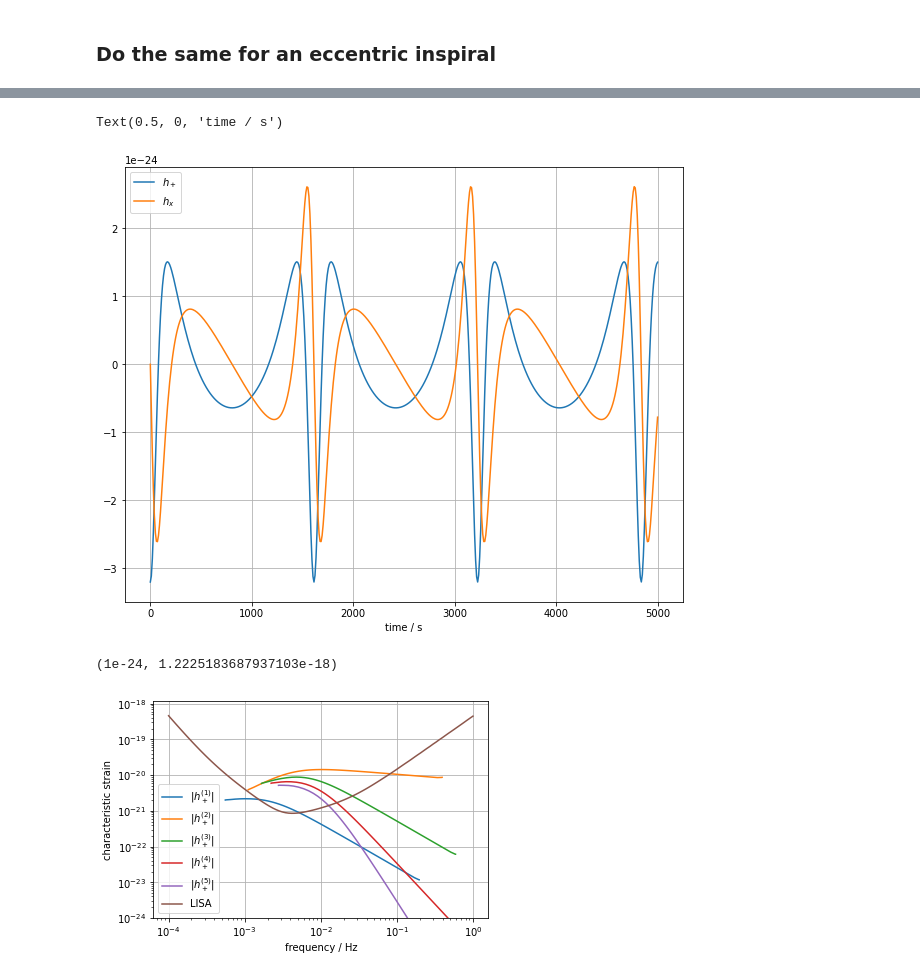
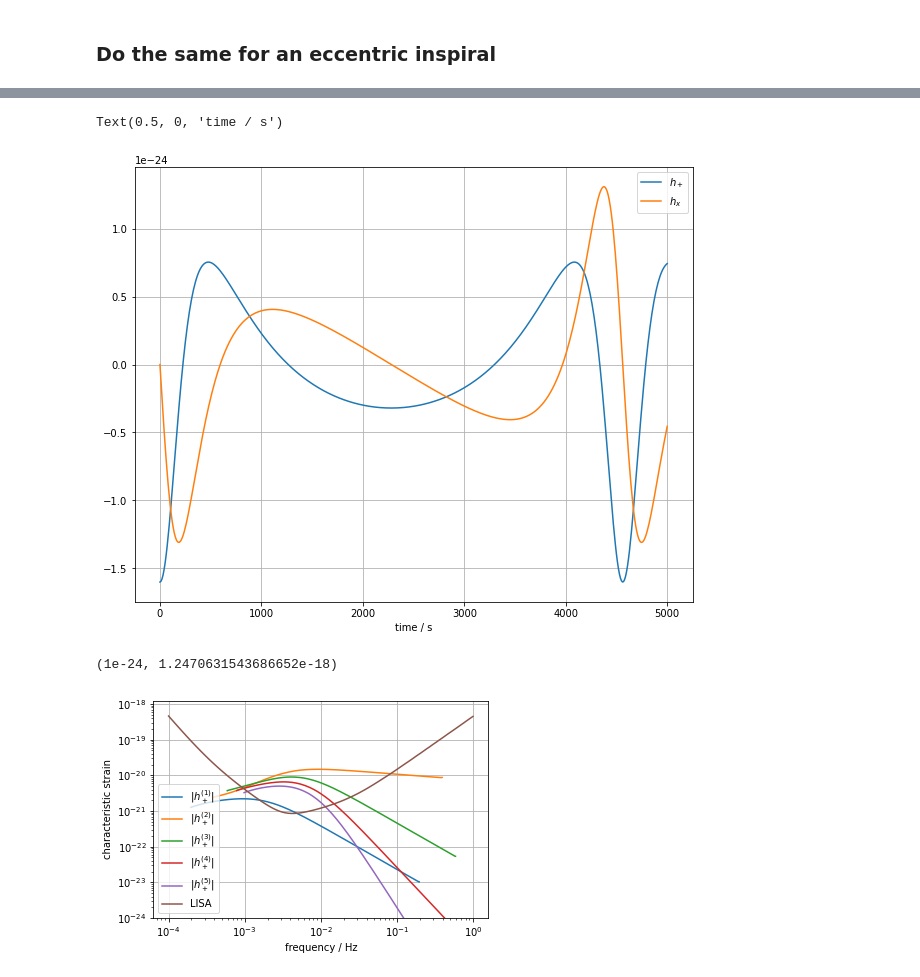
Before and after one commit to DMGW-Goethe/imripy, a Jupyter notebook: examples/BasicExample.ipynb, the cells around one changed output, grey strips where cells are left out. Drawn from its saved outputs; the diff is of its cells as text; code cells hidden in the pictures.

```diff
--- a/examples/BasicExample.ipynb
+++ b/examples/BasicExample.ipynb
@@ -19,7 +19,7 @@ r_spike = 0.54  # in parsecs
 
 alpha = 7./3.
 
-rho_spike = 226. * ms.solar_mass_to_pc  # This takes the value of 226 M_sun/pc^3 and converts it to 1/pc^2
+rho_spike = 226. * c.solar_mass_to_pc  # This takes the value of 226 M_sun/pc^3 and converts it to 1/pc^2
 
 spike = imripy.halo.Spike(rho_spike, r_spike, alpha)
 # %%
@@ -73,12 +91,12 @@ Text(0, 0.5, 'radius / $r_{isco}$')
 # %%
 # First, the gravitational wave signal right before inspiral
 tom = ev.t[-1]    # time of merger
-t_grid = np.linspace(tom - 20.*ms.s_to_pc, tom, 500)   # Look at the last 20s of inspiral
+t_grid = np.linspace(tom - 20.*c.s_to_pc, tom, 500)   # Look at the last 20s of inspiral
 h_plus, h_cross = imripy.waveform.h(sp, ev, t_grid)
 
 plt.figure(figsize=(10,8))
-plt.plot((t_grid - tom)/ms.s_to_pc, h_plus, label="$h_+$")
-plt.plot((t_grid - tom)/ms.s_to_pc, h_cross, label="$h_x$")
+plt.plot((t_grid - tom)/c.s_to_pc, h_plus, label="$h_+$")
+plt.plot((t_grid - tom)/c.s_to_pc, h_cross, label="$h_x$")
 plt.grid(); plt.legend(); plt.xlabel("time to merger / s")
 # %% [output]
 Text(0.5, 0, 'time to merger / s')
@@ -120,7 +148,7 @@ Text(0, 0.5, '$\\Delta N$')
 # %% [markdown]
 ### Do the same for an eccentric inspiral
 # %%
-a0 = 50. * sp.r_isco()
+a0 = 100. * sp.r_isco()
 e0 = 0.5
 
 a_fin = sp.r_isco()
@@ -148,14 +186,14 @@ Text(0, 0.5, 'eccentricity')
 # %%
-t_grid = np.linspace(0., 5000.*ms.s_to_pc, 500)   # Look at the first 5000s of inspiral to see the eccentric effects
+t_grid = np.linspace(0., 5000.*c.s_to_pc, 500)   # Look at the first 5000s of inspiral to see the eccentric effects
 h_plus, h_cross = imripy.waveform.h(sp, ev_ecc, t_grid)
 
 plt.figure(figsize=(10,8))
-plt.plot(t_grid/ms.s_to_pc, h_plus, label="$h_+$")
-plt.plot(t_grid/ms.s_to_pc, h_cross, label="$h_x$")
+plt.plot(t_grid/c.s_to_pc, h_plus, label="$h_+$")
+plt.plot(t_grid/c.s_to_pc, h_cross, label="$h_x$")
 plt.grid(); plt.legend(); plt.xlabel("time / s")
 # %% [output]
 Text(0.5, 0, 'time / s')
-[figure, old version]
+[figure, new version]
 # %%
 # Plot the first five harmonics
 n_comp = 5
@@ -170,5 +208,5 @@ f_gw = np.geomspace(Lisa.Bandwith()[0], Lisa.Bandwith()[1], 100)
 plt.loglog(f_gw/c.hz_to_invpc, Lisa.NoiseStrain(f_gw), label='LISA')
 plt.grid(); plt.legend(); plt.xlabel("frequency / Hz"); plt.ylabel("characteristic strain"); plt.ylim(bottom=1e-24)
 # %% [output]
-(1e-24, 1.2225183687937103e-18)
+(1e-24, 1.2470631543686652e-18)
-[figure, old version]
+[figure, new version]
```
Also changed, not shown: parts of 13 cells of this notebook, 1 other file.
